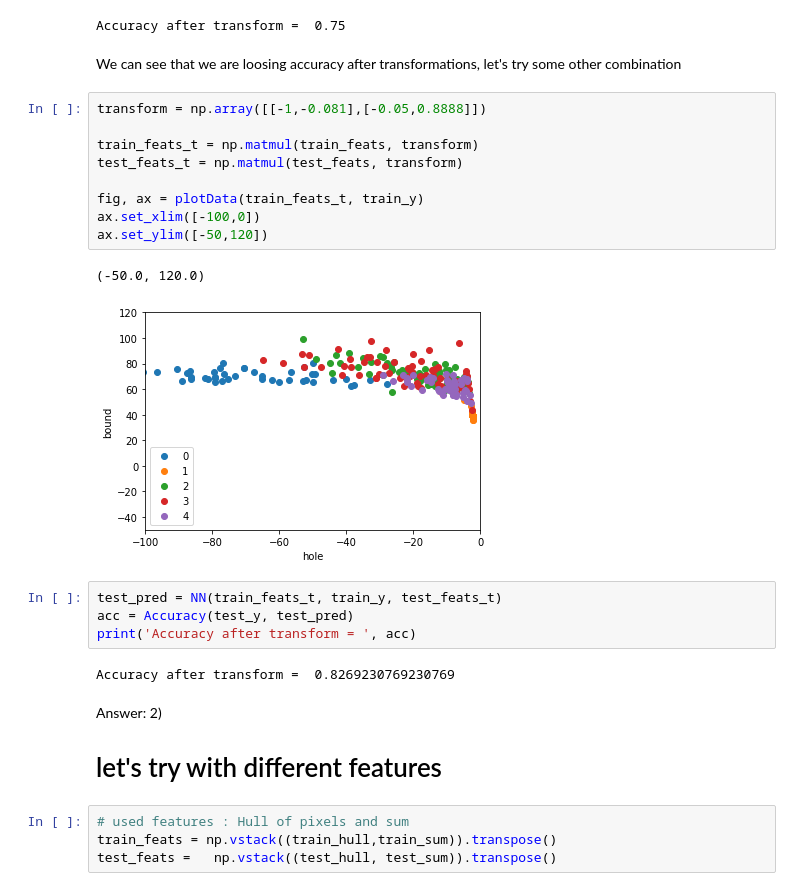
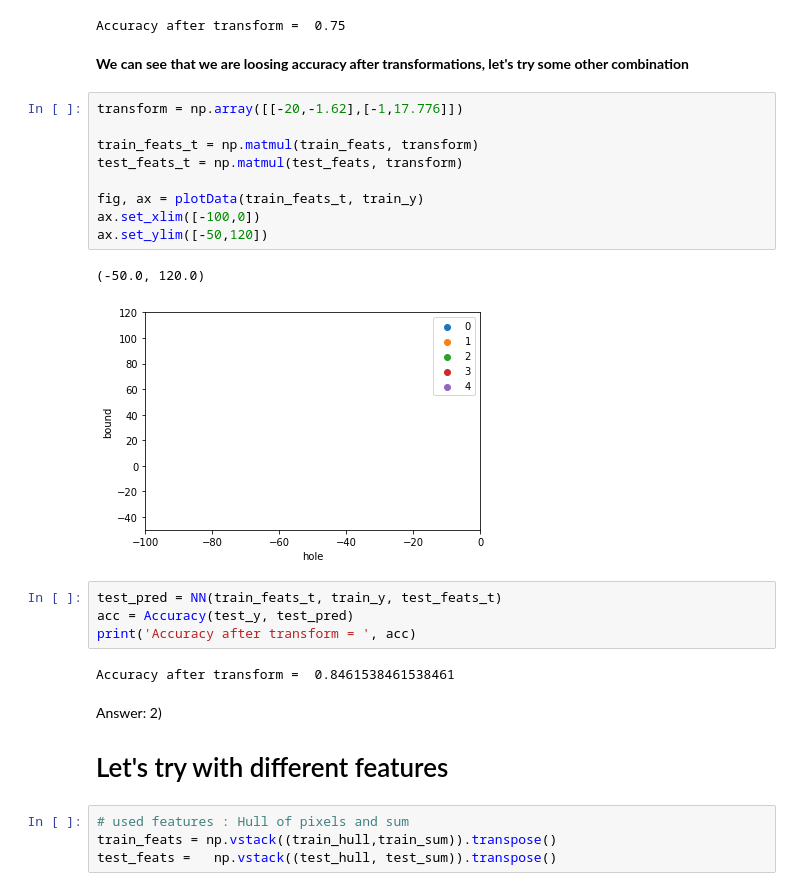
Before and after one commit to Purbayan23/FMML_Assignments, a Jupyter notebook: PS0049_FMML_Aug22_M1Lab4_LinearAlgebra.ipynb, the cells around one changed output. Saved outputs shown, nothing was run; the diff lists cells and outputs as text.

```diff
--- a/PS0049_FMML_Aug22_M1Lab4_LinearAlgebra.ipynb
+++ b/PS0049_FMML_Aug22_M1Lab4_LinearAlgebra.ipynb
@@ -686,28 +689,28 @@ print('Accuracy after transform = ', acc)
 # %% [output]
 Accuracy after transform =  0.75
 # %% [markdown]
-We can see that we are loosing accuracy after transformations, let's try some other combination
+**We can see that we are loosing accuracy after transformations, let's try some other combination**
 # %%
-transform = np.array([[-1,-0.081],[-0.05,0.8888]])
+transform = np.array([[-20,-1.62],[-1,17.776]])
 
 train_feats_t = np.matmul(train_feats, transform)
 test_feats_t = np.matmul(test_feats, transform)
 
 fig, ax = plotData(train_feats_t, train_y)
 ax.set_xlim([-100,0])
 ax.set_ylim([-50,120])
 # %% [output]
 (-50.0, 120.0)
-[figure, old version]
+[figure, new version]
 # %%
 test_pred = NN(train_feats_t, train_y, test_feats_t)
 acc = Accuracy(test_y, test_pred)
 print('Accuracy after transform = ', acc)
 # %% [output]
-Accuracy after transform =  0.8269230769230769
+Accuracy after transform =  0.8461538461538461
 # %% [markdown]
  Answer: 2)
-# let's try with different features
+# Let's try with different features
 # %%
 # used features : Hull of pixels and sum
 train_feats = np.vstack((train_hull,train_sum)).transpose()
```
Also changed, not shown: parts of 3 cells of this notebook.
